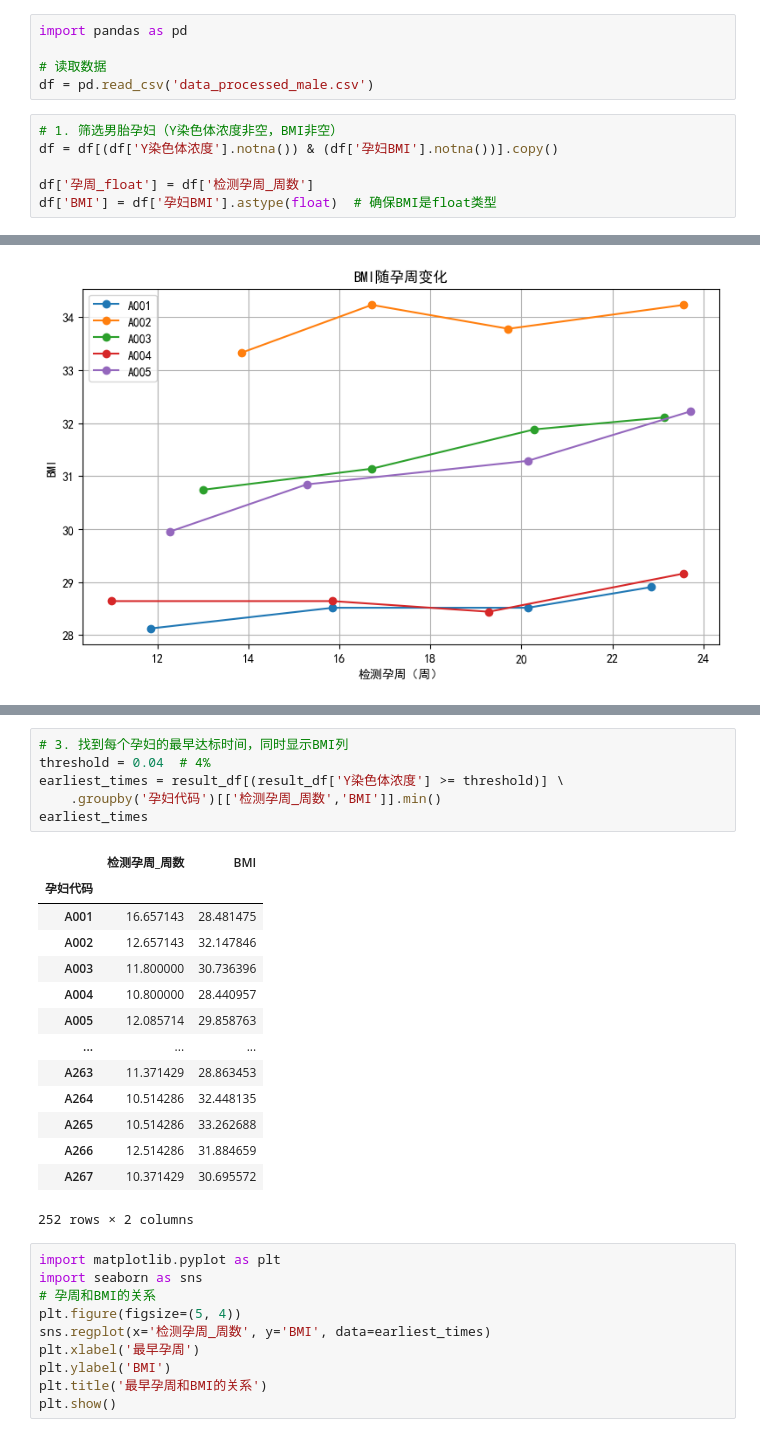
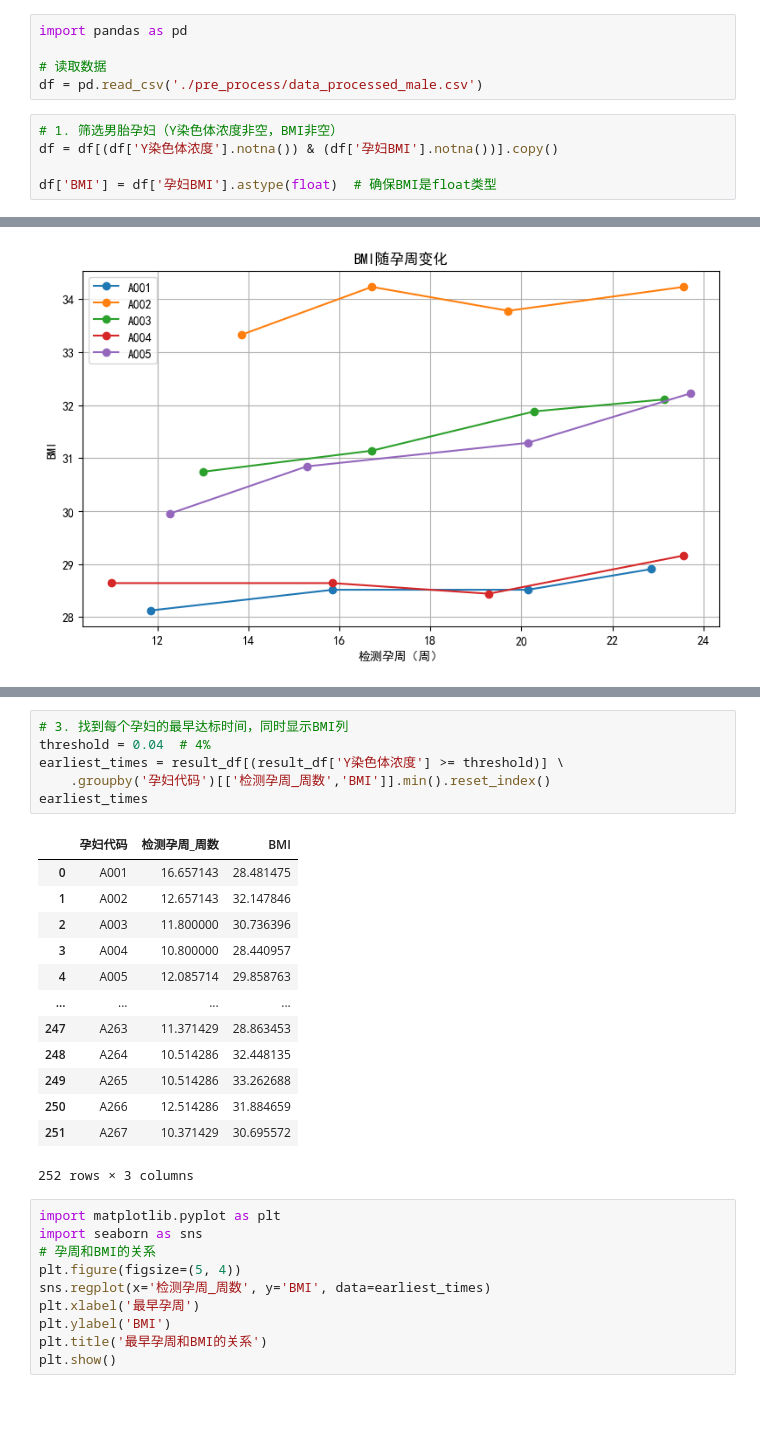
Before and after one commit to heerheer/sxjm-2025-school, a Jupyter notebook: ques2.ipynb, the cells around one changed output, grey strips where cells are left out. Saved outputs shown, nothing was run; the diff lists cells and outputs as text; blank space fills up the shorter version.

```diff
--- a/ques2.ipynb
+++ b/ques2.ipynb
@@ -10,12 +10,11 @@ plt.rcParams['axes.unicode_minus'] = False
 import pandas as pd
 
 # 读取数据
-df = pd.read_csv('data_processed_male.csv')
+df = pd.read_csv('./pre_process/data_processed_male.csv')
 # %%
 # 1. 筛选男胎孕妇（Y染色体浓度非空，BMI非空）
 df = df[(df['Y染色体浓度'].notna()) & (df['孕妇BMI'].notna())].copy()
 
-df['孕周_float'] = df['检测孕周_周数']
 df['BMI'] = df['孕妇BMI'].astype(float)  # 确保BMI是float类型
 # %%
 df = df[['孕妇代码', '检测孕周_周数', 'BMI','Y染色体浓度']]
@@ -147,24 +143,23 @@ show_plts(result_df)
 # %%
 # 3. 找到每个孕妇的最早达标时间，同时显示BMI列
 threshold = 0.04  # 4%
 earliest_times = result_df[(result_df['Y染色体浓度'] >= threshold)] \
-    .groupby('孕妇代码')[['检测孕周_周数','BMI']].min()
+    .groupby('孕妇代码')[['检测孕周_周数','BMI']].min().reset_index()
 earliest_times
 # %% [output]
-|  | 检测孕周_周数 | BMI |
-| 孕妇代码 |  |  |
-| A001 | 16.657143 | 28.481475 |
-| A002 | 12.657143 | 32.147846 |
-| A003 | 11.800000 | 30.736396 |
-| A004 | 10.800000 | 28.440957 |
-| A005 | 12.085714 | 29.858763 |
-| ... | ... | ... |
-| A263 | 11.371429 | 28.863453 |
-| A264 | 10.514286 | 32.448135 |
-| A265 | 10.514286 | 33.262688 |
-| A266 | 12.514286 | 31.884659 |
-| A267 | 10.371429 | 30.695572 |
+|  | 孕妇代码 | 检测孕周_周数 | BMI |
+| 0 | A001 | 16.657143 | 28.481475 |
+| 1 | A002 | 12.657143 | 32.147846 |
+| 2 | A003 | 11.800000 | 30.736396 |
+| 3 | A004 | 10.800000 | 28.440957 |
+| 4 | A005 | 12.085714 | 29.858763 |
+| ... | ... | ... | ... |
+| 247 | A263 | 11.371429 | 28.863453 |
+| 248 | A264 | 10.514286 | 32.448135 |
+| 249 | A265 | 10.514286 | 33.262688 |
+| 250 | A266 | 12.514286 | 31.884659 |
+| 251 | A267 | 10.371429 | 30.695572 |
-252 rows × 2 columns
+252 rows × 3 columns
 # %%
 import matplotlib.pyplot as plt
 import seaborn as sns
```
Also changed, not shown: parts of 19 cells of this notebook, 7 other files.
